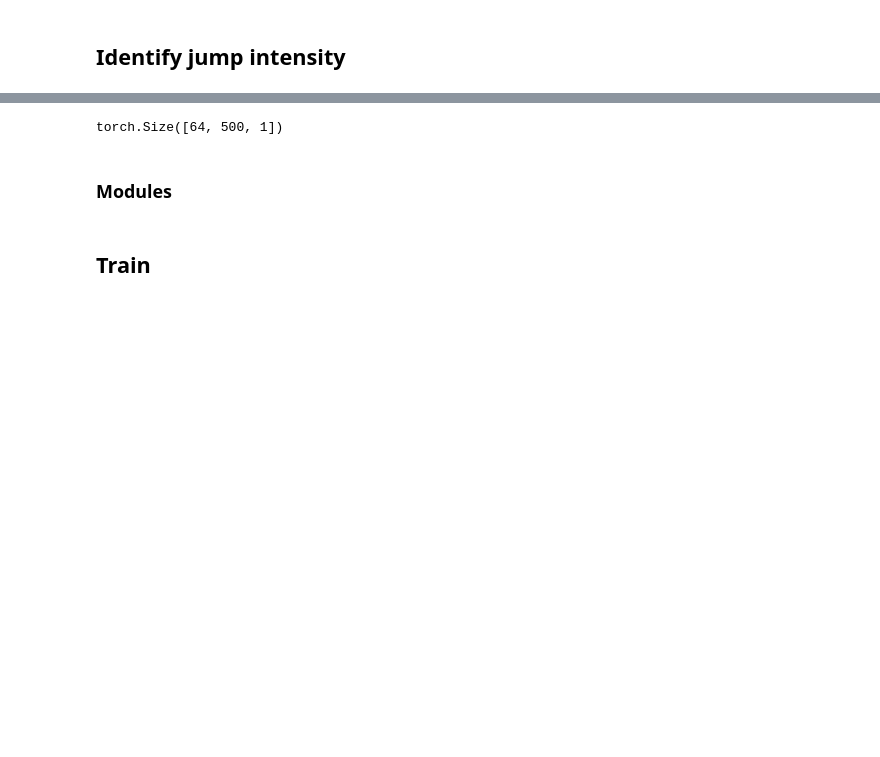
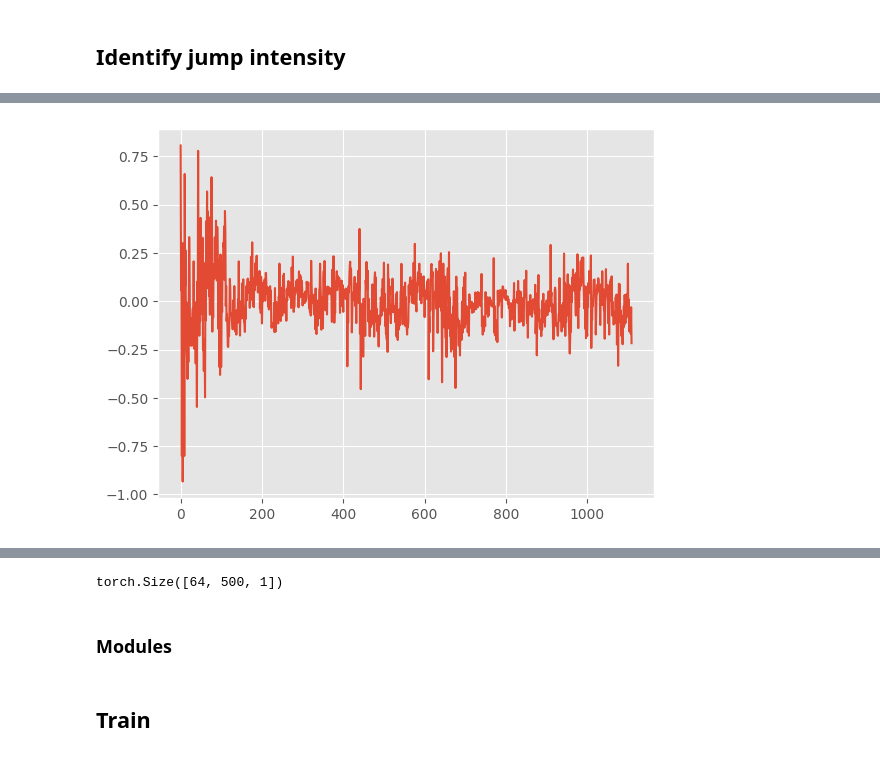
Before and after one commit to kirillzx/JDFlow, a Jupyter notebook: generator_main.ipynb, the cells around one changed output, grey strips where cells are left out. Cells and saved outputs as stored; diff of their text form; code cells hidden in the pictures; blank space fills up the shorter version.

```diff
--- a/generator_main.ipynb
+++ b/generator_main.ipynb
@@ -356,0 +362,35 @@ xiP0 = opt_params[-1]
+# %%
+import itertools
+
+def compute_path_signature(X, a=0, b=1, level_threshold=3):
+    N = len(X)
+    t = np.linspace(a, b, len(X[0]))
+    dt = t[1] - t[0]
+    X_t = [Xi for Xi in X]
+
+    t = t[:-1]
+    dX_t = [np.diff(Xi_t) for Xi_t in X_t]
+    X_prime_t = [dXi_t / dt for dXi_t in dX_t]
+
+    signature = [[np.ones(len(t))]]
+
+    for k in range(level_threshold):
+        previous_level = signature[-1]
+        current_level = []
+        for previous_level_integral in previous_level:
+            for i in range(N):
+                current_level.append(np.cumsum(previous_level_integral * dX_t[i]))
+        signature.append(current_level)
+
+    signature_terms = [list(itertools.product(*([np.arange(1, N+1).tolist()] * i)))
+                       for i in range(0, level_threshold+1)]
+
+    return t, X_t, X_prime_t, signature, signature_terms
+
+def signature_set(signature_traj) -> list:
+    signature_f = []
+    for i in signature_traj:
+        for j in i:
+            signature_f.append(j[-1])
+
+    return signature_f
@@ -356,0 +419,5 @@ xiP0 = opt_params[-1]
+# %%
+plt.plot(signature)
+plt.show()
+# %% [output]
+[figure, added]
```
Also changed, not shown: parts of 33 cells of this notebook.
